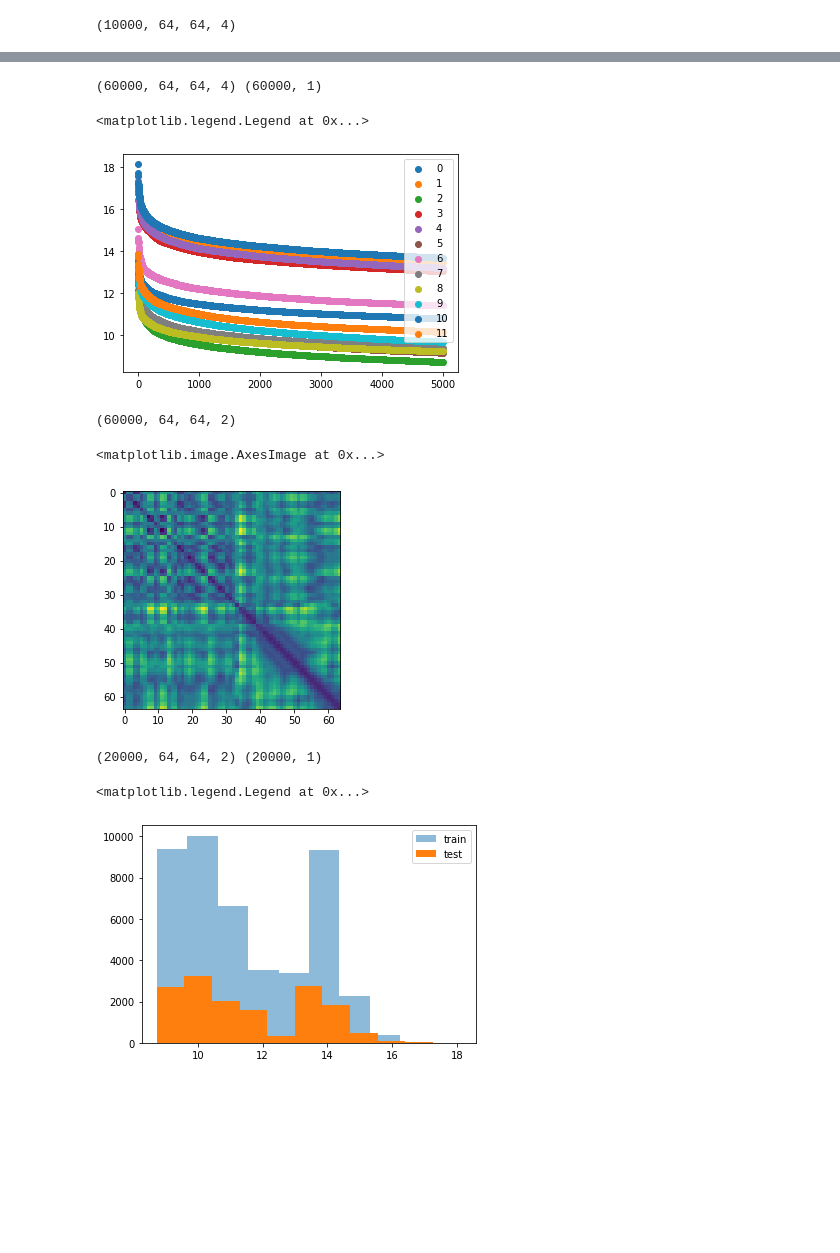
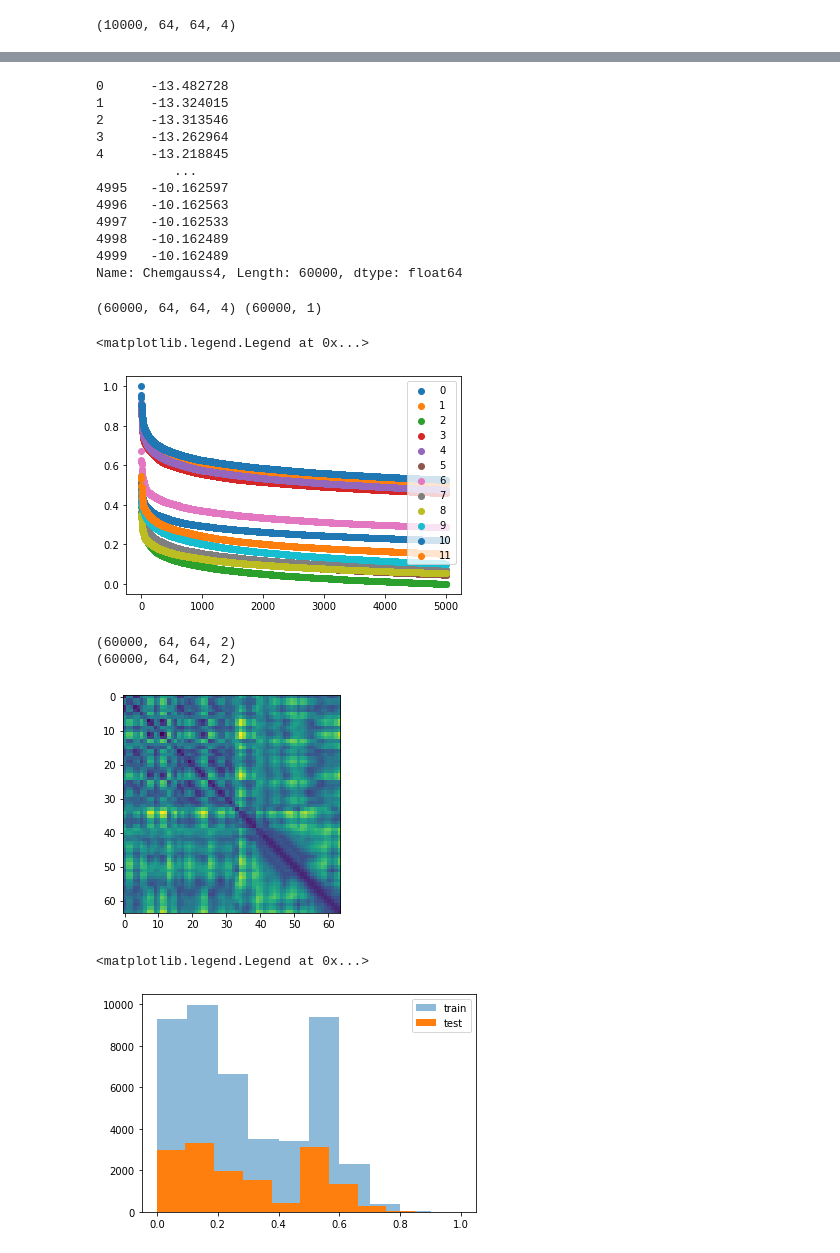
Before and after one commit to shahashka/ml-fragment, a Jupyter notebook: run_notebook.ipynb, the cells around one changed output, grey strips where cells are left out. Saved outputs shown, nothing was run; the diff lists cells and outputs as text; code cells hidden in the pictures; blank space fills up the shorter version.

```diff
--- a/run_notebook.ipynb
+++ b/run_notebook.ipynb
@@ -255,7 +298,8 @@ for m,s in zip(files_m, files_s):
 # %%
 X = np.vstack(data_images)
-y = np.hstack(data_scores)
+y = pd.concat(data_scores)
 # X = np.stack(maps,axis=0)
 print(X.shape)
+print(y.head)
 # %% [output]
 (60000, 64, 64, 4)
@@ -262,6 +322,22 @@ print(X.shape)
+# %%
+print(y['Chemgauss4'])
+# %% [output]
+0      -13.482728
+1      -13.324015
+2      -13.313546
+3      -13.262964
+4      -13.218845
+          ...
+4995   -10.162597
+4996   -10.162563
+4997   -10.162533
+4998   -10.162489
+4999   -10.162489
+Name: Chemgauss4, Length: 60000, dtype: float64
 # %%
 scaler = MinMaxScaler()
-y = np.clip(-100, 0, y)
-y = np.abs(y)
-y_scaled = scaler.fit_transform(y.reshape(-1,1))
+dock_score= np.clip(-100, 0, y['Chemgauss4']).to_numpy()
+dock_score = np.abs(dock_score)
+dock_score = scaler.fit_transform(dock_score.reshape(-1,1))
+y['Chemgauss4'] = dock_score
 # %%
@@ -270,47 +346,43 @@ print(X.shape, y_scaled.shape)
 (60000, 64, 64, 4) (60000, 1)
 # %%
 for i in range(12):
-    plt.scatter(np.arange(5000), y[5000*i:5000*(i+1)], label=i)
+    plt.scatter(np.arange(5000), dock_score[5000*i:5000*(i+1)], label=i)
 plt.legend()
 # %% [output]
 <matplotlib.legend.Legend at 0x...>
-[figure, old version]
+[figure, new version]
 # %%
 X_2d = X[:,:,:,0:2]
 print(X_2d.shape)
 plt.imshow(X_2d[0][:,:,0])
+
+X_2d_bottom = X_bottom[:,:,:,0:2]
+print(X_2d_bottom.shape)
 # %% [output]
 (60000, 64, 64, 2)
+(60000, 64, 64, 2)
-<matplotlib.image.AxesImage at 0x...>
 [figure]
-# %%
-X_bg = np.vstack((X_2d[0:10000], X_2d[20000:30000]))
-y_bg = np.vstack((y_scaled[0:10000], y_scaled[20000:30000]))
-print(X_bg.shape, y_bg.shape)
-X_ro = np.vstack((X_2d[10000:20000], X_2d[30000:40000]))
-y_ro = np.vstack((y_scaled[10000:20000], y_scaled[30000:40000]))
-X_1 = X_2d[0:10000]
-y_1 = y_scaled[0:10000]
-# %% [output]
-(20000, 64, 64, 2) (20000, 1)
 # %%
 # X_train, X_test, y_train, y_test = train_test_split(X_set,y_set, test_size=0.25,
 #                                                      shuffle=True)
-X_train_top, X_test_top, y_train_top, y_test_top = train_test_split(X, y_scaled, test_size=0.25,
+X_train_top, X_test_top, y_train_top, y_test_top = train_test_split(X_2d, y, test_size=0.25,
                                                      shuffle=True)
+# %%
+dock_score_train=y_train_top["Chemgauss4"].to_numpy()
+dock_score_test = y_test_top["Chemgauss4"].to_numpy()
 # %%
 # X_train_3d = np.array([ np.concatenate((X_train_top[i],np.expand_dims(X_train_top[i][:,:,0], axis=-1)), axis=-1) for i in range(X_train_top.shape[0])])
 # print(X_train_3d.shape)
 # X_test_3d = np.array([ np.concatenate((X_test_top[i],np.expand_dims(X_test_top[i][:,:,0], axis=-1)), axis=-1) for i in range(X_test_top.shape[0])])
 # print(X_test_3d.shape)
 # %%
-plt.hist(scaler.inverse_transform(y_train_top), alpha=0.5, label='train')
-plt.hist(scaler.inverse_transform(y_test_top),alpha=1, label='test')
+plt.hist(dock_score_train, alpha=0.5, label='train')
+plt.hist(dock_score_test,alpha=1, label='test')
 #plt.hist(scores,alpha=0.25, label='100k scores')
 plt.legend()
 # %% [output]
 <matplotlib.legend.Legend at 0x...>
-[figure, old version]
+[figure, new version]
 # %%
 def adapt_learning_rate(epoch):
     return 1e-3 * epoch
```
Also changed, not shown: parts of 24 cells of this notebook, 2 other files.
